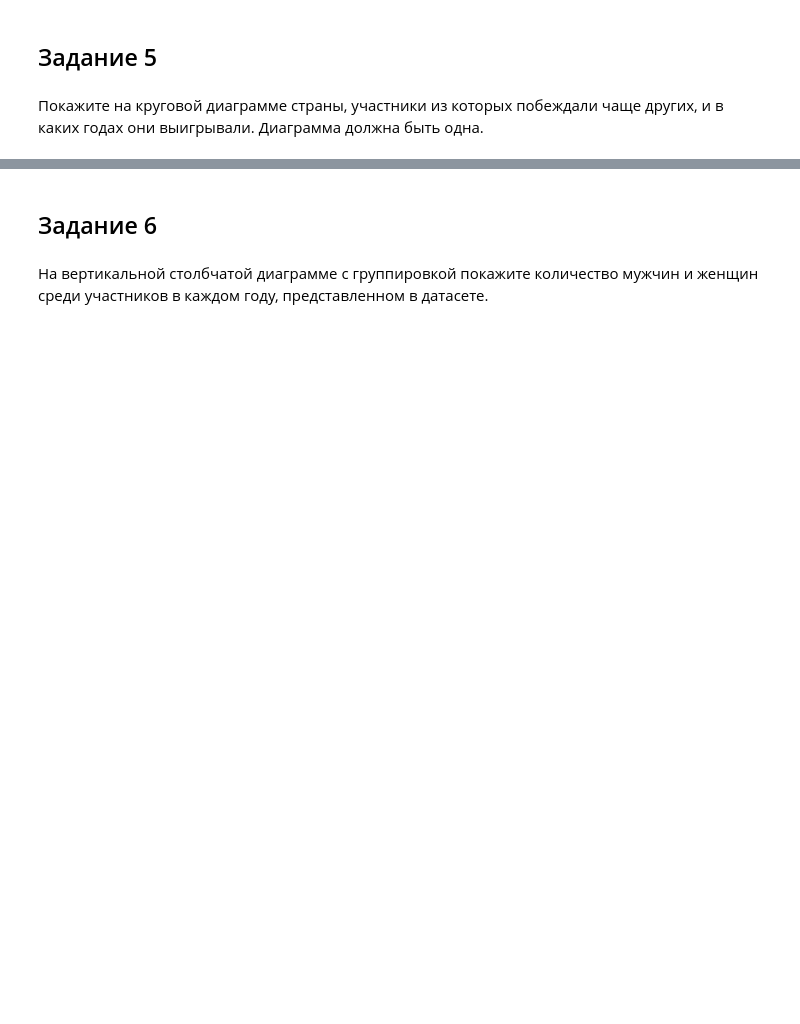
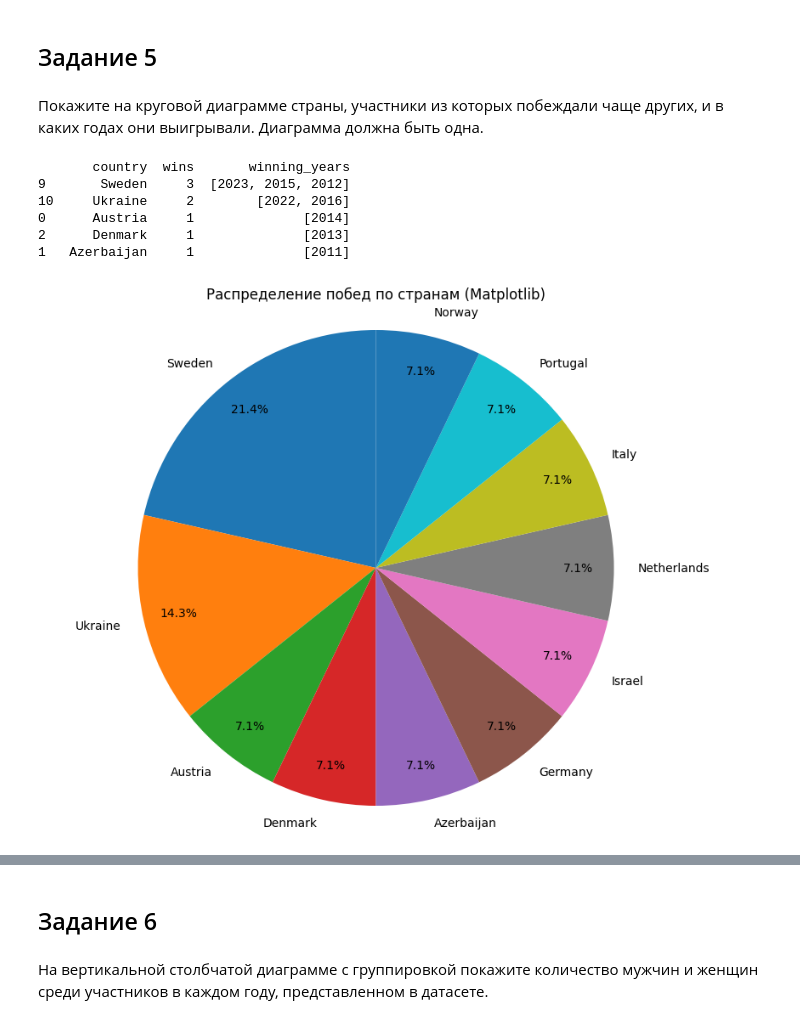
Before and after one commit to Astmatik001/MEVD002, a Jupyter notebook: МЕВД_ЛР2_24_25.ipynb, the cells around one changed output, grey strips where cells are left out. Drawn from its saved outputs; the diff is of its cells as text; code cells hidden in the pictures; blank space fills up the shorter version.

```diff
--- a/МЕВД_ЛР2_24_25.ipynb
+++ b/МЕВД_ЛР2_24_25.ipynb
@@ -129,0 +209,30 @@ fig.show()
+# %%
+winners_df = df[df['final_place'] == 1.0]
+
+winning_countries = winners_df.groupby('country').agg(
+  wins=('year', 'count'),
+  winning_years=('year', lambda x: list(x.unique()))
+).reset_index()
+
+winning_countries = winning_countries.sort_values(by='wins', ascending=False)
+
+print(winning_countries.head())
+# %% [output]
+       country  wins       winning_years
+9       Sweden     3  [2023, 2015, 2012]
+10     Ukraine     2        [2022, 2016]
+0      Austria     1              [2014]
+2      Denmark     1              [2013]
+1   Azerbaijan     1              [2011]
+# %%
+plt.figure(figsize=(10, 8))
+plt.pie(winning_countries['wins'],
+        labels=winning_countries['country'],
+        autopct='%1.1f%%',
+        startangle=90,
+        pctdistance=0.85)
+plt.title('Распределение побед по странам (Matplotlib)')
+plt.axis('equal')
+plt.show()
+# %% [output]
+[figure, added]
```
Also changed, not shown: parts of 14 cells of this notebook.
